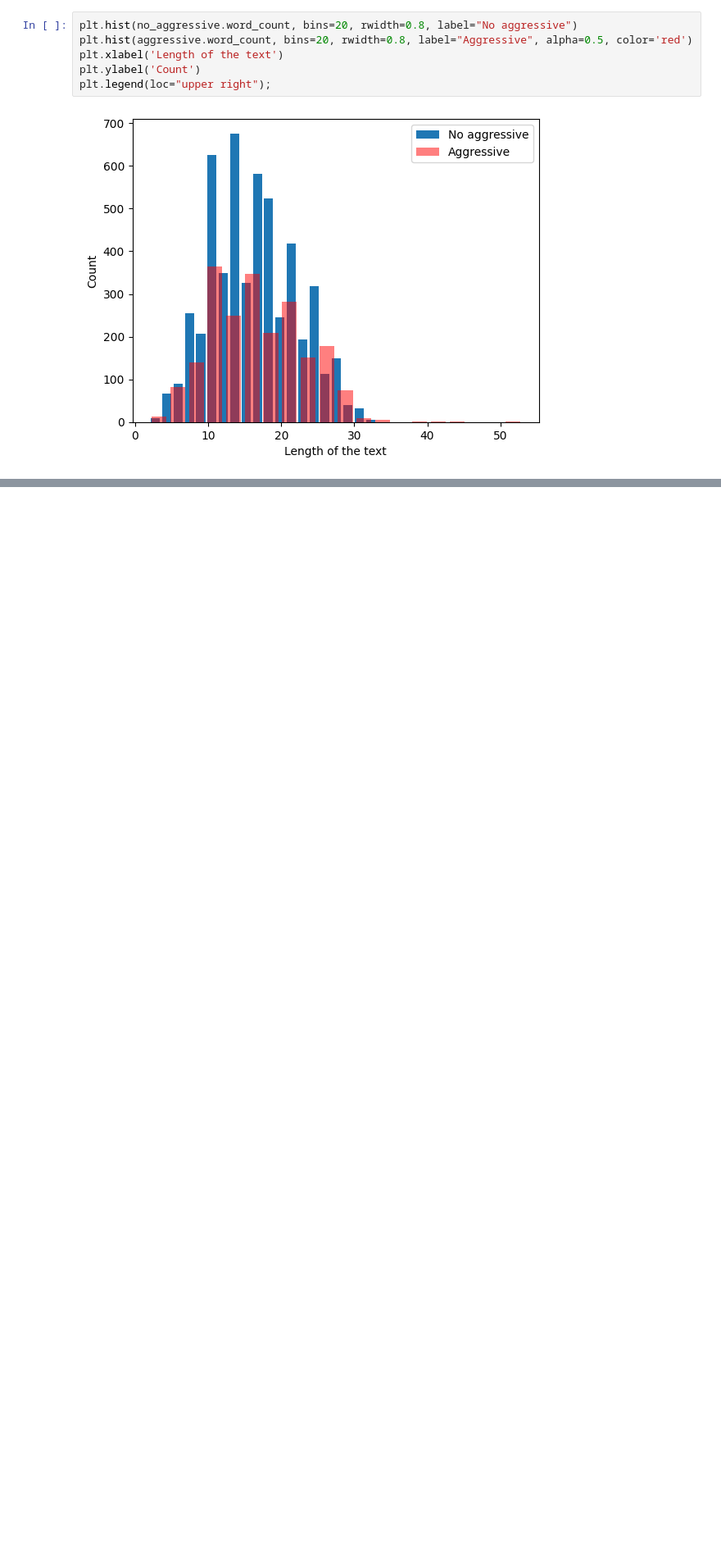
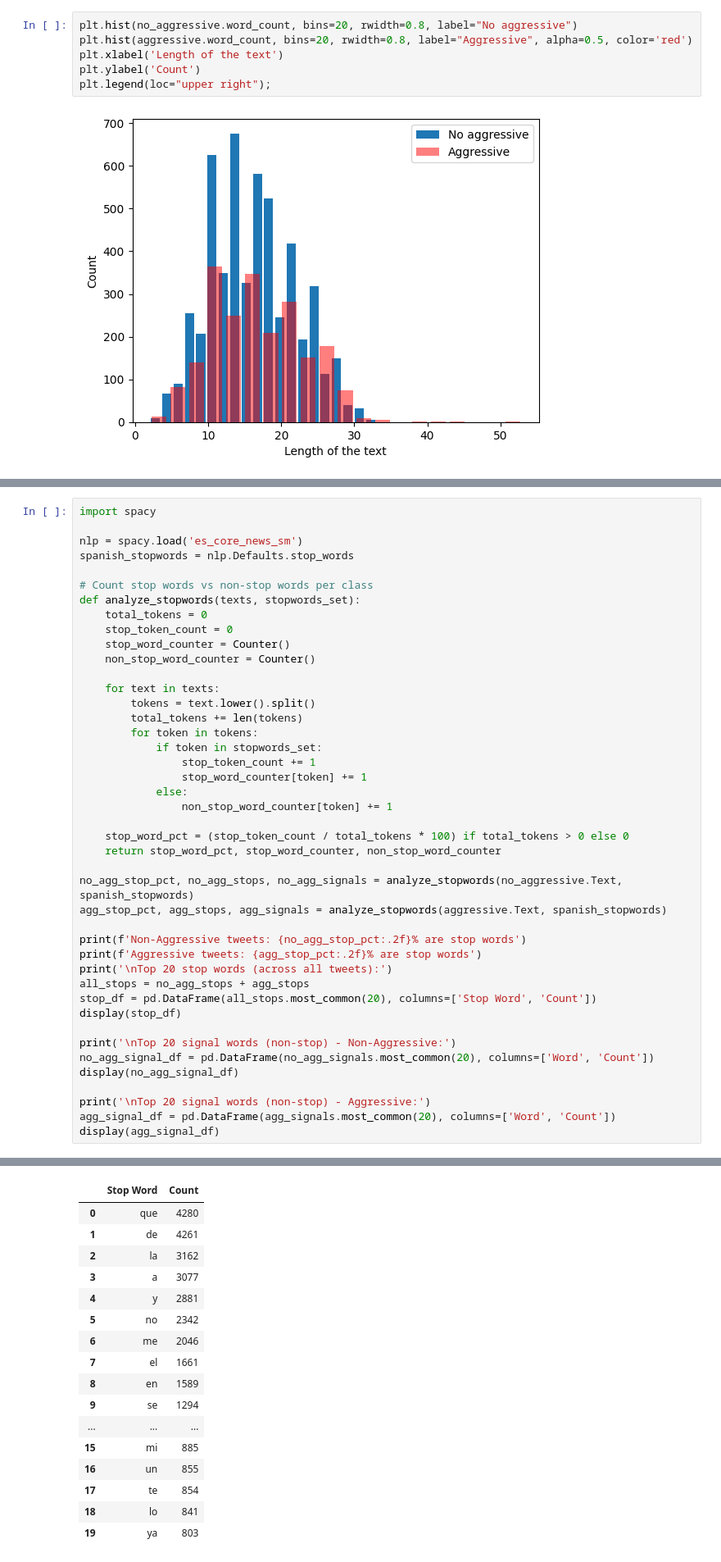
Before and after one commit to lilianabs/aggressiveness-detection-mex-spa, a Jupyter notebook: 1.Explotatory_data_analysis.ipynb, the cells around one changed output, grey strips where cells are left out. Shown at 82% size. Drawn from its saved outputs; the diff is of its cells as text; blank space fills up the shorter version.

```diff
--- a/1.Explotatory_data_analysis.ipynb
+++ b/1.Explotatory_data_analysis.ipynb
@@ -111,0 +125,44 @@ plot_cloud_word(text)
+# %%
+import spacy
+
+nlp = spacy.load('es_core_news_sm')
+spanish_stopwords = nlp.Defaults.stop_words
+
+# Count stop words vs non-stop words per class
+def analyze_stopwords(texts, stopwords_set):
+    total_tokens = 0
+    stop_token_count = 0
+    stop_word_counter = Counter()
+    non_stop_word_counter = Counter()
+
+    for text in texts:
+        tokens = text.lower().split()
+        total_tokens += len(tokens)
+        for token in tokens:
+            if token in stopwords_set:
+                stop_token_count += 1
+                stop_word_counter[token] += 1
+            else:
+                non_stop_word_counter[token] += 1
+
+    stop_word_pct = (stop_token_count / total_tokens * 100) if total_tokens > 0 else 0
+    return stop_word_pct, stop_word_counter, non_stop_word_counter
+
+no_agg_stop_pct, no_agg_stops, no_agg_signals = analyze_stopwords(no_aggressive.Text, spanish_stopwords)
+agg_stop_pct, agg_stops, agg_signals = analyze_stopwords(aggressive.Text, spanish_stopwords)
+
+print(f'Non-Aggressive tweets: {no_agg_stop_pct:.2f}% are stop words')
+print(f'Aggressive tweets: {agg_stop_pct:.2f}% are stop words')
+print('\nTop 20 stop words (across all tweets):')
+all_stops = no_agg_stops + agg_stops
+stop_df = pd.DataFrame(all_stops.most_common(20), columns=['Stop Word', 'Count'])
+display(stop_df)
+
+print('\nTop 20 signal words (non-stop) - Non-Aggressive:')
+no_agg_signal_df = pd.DataFrame(no_agg_signals.most_common(20), columns=['Word', 'Count'])
+display(no_agg_signal_df)
+
+print('\nTop 20 signal words (non-stop) - Aggressive:')
+agg_signal_df = pd.DataFrame(agg_signals.most_common(20), columns=['Word', 'Count'])
+display(agg_signal_df)
+# %% [output]
@@ -111,0 +173,17 @@ plot_cloud_word(text)
+|  | Stop Word | Count |
+| 0 | que | 4280 |
+| 1 | de | 4261 |
+| 2 | la | 3162 |
+| 3 | a | 3077 |
+| 4 | y | 2881 |
+| 5 | no | 2342 |
+| 6 | me | 2046 |
+| 7 | el | 1661 |
+| 8 | en | 1589 |
+| 9 | se | 1294 |
+| ... | ... | ... |
+| 15 | mi | 885 |
+| 16 | un | 855 |
+| 17 | te | 854 |
+| 18 | lo | 841 |
+| 19 | ya | 803 |
```
Also changed, not shown: parts of 29 cells of this notebook.
